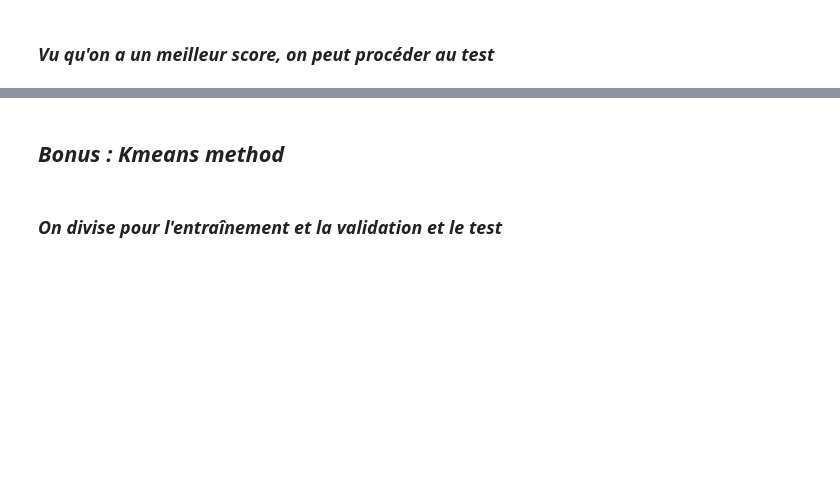
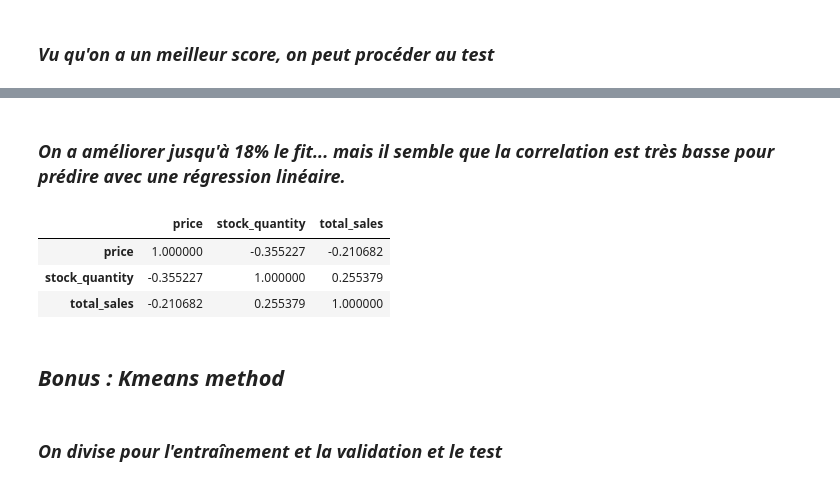
Before and after one commit to mwa28/advanced_data_analysis, a Jupyter notebook: POUGET_AWWAD_ALHALABI.ipynb, the cells around one changed output, grey strips where cells are left out. Drawn from its saved outputs; the diff is of its cells as text; code cells hidden in the pictures; blank space fills up the shorter version.

Commit message:
add corr analysis

```diff
--- a/POUGET_AWWAD_ALHALABI.ipynb
+++ b/POUGET_AWWAD_ALHALABI.ipynb
@@ -554,3 +555,12 @@ Test R2 Score 0.1896928668669191
+# %% [markdown]
+### _On a améliorer jusqu'à 18% le fit... mais il semble que la correlation est très basse pour prédire avec une régression linéaire._
+# %%
+prediction_set.corr()
+# %% [output]
+|  | price | stock_quantity | total_sales |
+| price | 1.000000 | -0.355227 | -0.210682 |
+| stock_quantity | -0.355227 | 1.000000 | 0.255379 |
+| total_sales | -0.210682 | 0.255379 | 1.000000 |
 # %% [markdown]
 ## _Bonus : Kmeans method_
 # %% [markdown]
```
Also changed, not shown: parts of 8 cells of this notebook.
